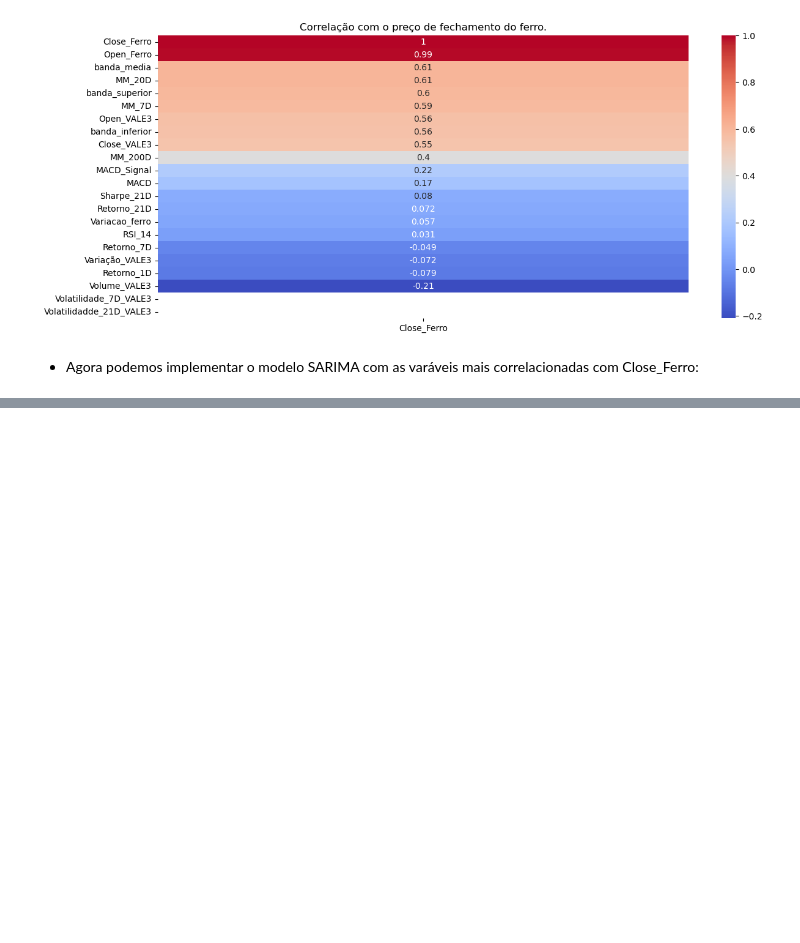
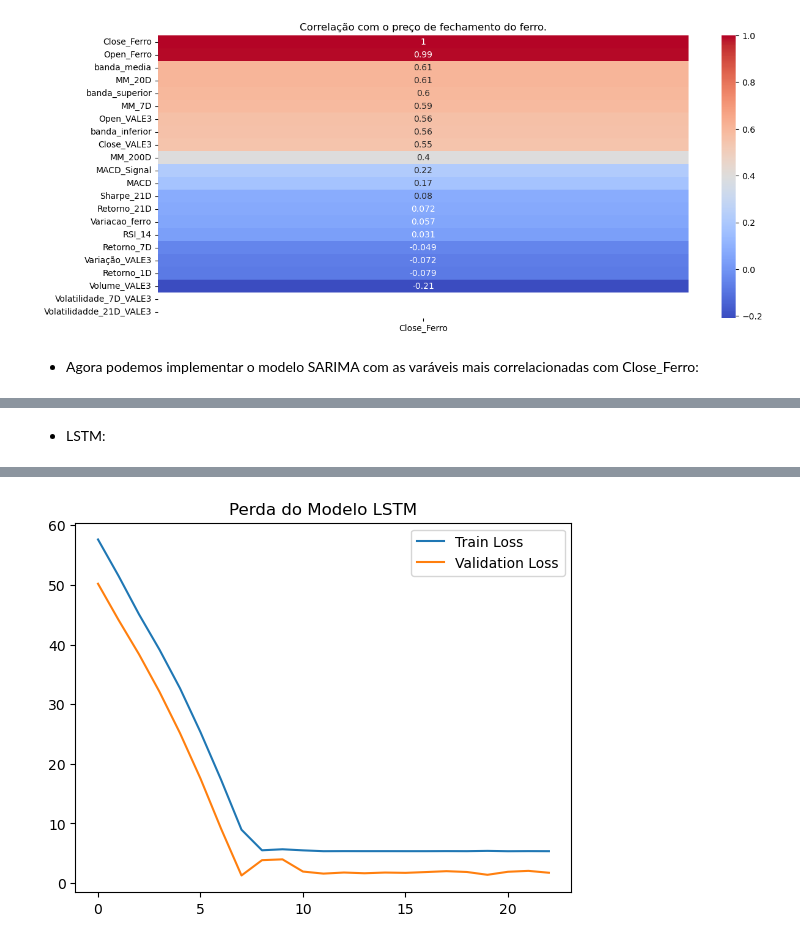
Before and after one commit to DanielCFigueira/Projeto_Predicao_VALE3, a Jupyter notebook: Arquivos_Projeto/Previsão_VALE3.ipynb, the cells around one changed output, grey strips where cells are left out. Drawn from its saved outputs; the diff is of its cells as text; code cells hidden in the pictures; blank space fills up the shorter version.

```diff
--- a/Arquivos_Projeto/Previsão_VALE3.ipynb
+++ b/Arquivos_Projeto/Previsão_VALE3.ipynb
@@ -526,0 +584,71 @@ SARIMA MAPE: 0.0736
+# %% [markdown]
+* LSTM:
+# %%
+# Normalização completa:
+scaller_all = StandardScaler()
+X_train_scaled = scaller_all.fit_transform(X_train)
+X_val_scaled = scaller_all.transform(X_val)
+
+# Parâmetros da sequência:
+window_size = 60
+n_features = X_train_scaled.shape[1]
+
+# Função para criar sequências:
+def criar_sequencia(data, targets, window_size):
+    X, y = [], []
+    for i in range(window_size, len(data)):
+        X.append(data[i-window_size:i])
+        y.append(targets[i])
+    return np.array(X), np.array(y)
+
+# Preparar dados sequenciais:
+X_train_seq, y_train_seq =criar_sequencia(X_train_scaled, y_train.values, window_size)
+X_val_seq, y_val_seq =criar_sequencia(X_val_scaled, y_val.values, window_size)
+
+# Construir modelo LSTM
+lstm_model = Sequential([
+    LSTM(128, return_sequences=True, input_shape=(window_size, n_features)),
+    LSTM(64, return_sequences=False),
+    Dense(25, activation='relu'),
+    Dense(1)
+])
+
+# Compilar
+lstm_model.compile(
+    optimizer=Adam(learning_rate=0.001),
+    loss='mean_absolute_error'
+)
+
+# Callback para early stopping
+early_stop = EarlyStopping(
+    monitor='val_loss',
+    patience=15,
+    restore_best_weights=True
+)
+
+# Treinar
+history = lstm_model.fit(
+    X_train_seq, y_train_seq,
+    epochs=100,
+    batch_size=32,
+    validation_data=(X_val_seq, y_val_seq),
+    callbacks=[early_stop],
+    verbose=1
+)
+
+# Previsão
+lstm_val_pred = lstm_model.predict(X_val_seq).flatten()
+
+# Avaliação
+lstm_mae = mean_absolute_error(y_val[window_size:], lstm_val_pred)
+print(f"LSTM MAE: {lstm_mae:.4f}")
+lstm_mape = mean_absolute_percentage_error(y_val[window_size:], lstm_val_pred)
+print(f"LSTM MAPE: {lstm_mape:.4f}")
+
+# Plot de perda
+plt.plot(history.history['loss'], label='Train Loss')
+plt.plot(history.history['val_loss'], label='Validation Loss')
+plt.legend()
+plt.title('Perda do Modelo LSTM')
+plt.show()
+# %% [output]
@@ -526,0 +672 @@ SARIMA MAPE: 0.0736
+[figure, added]
```
Also changed, not shown: parts of 17 cells of this notebook, 1 other file.
